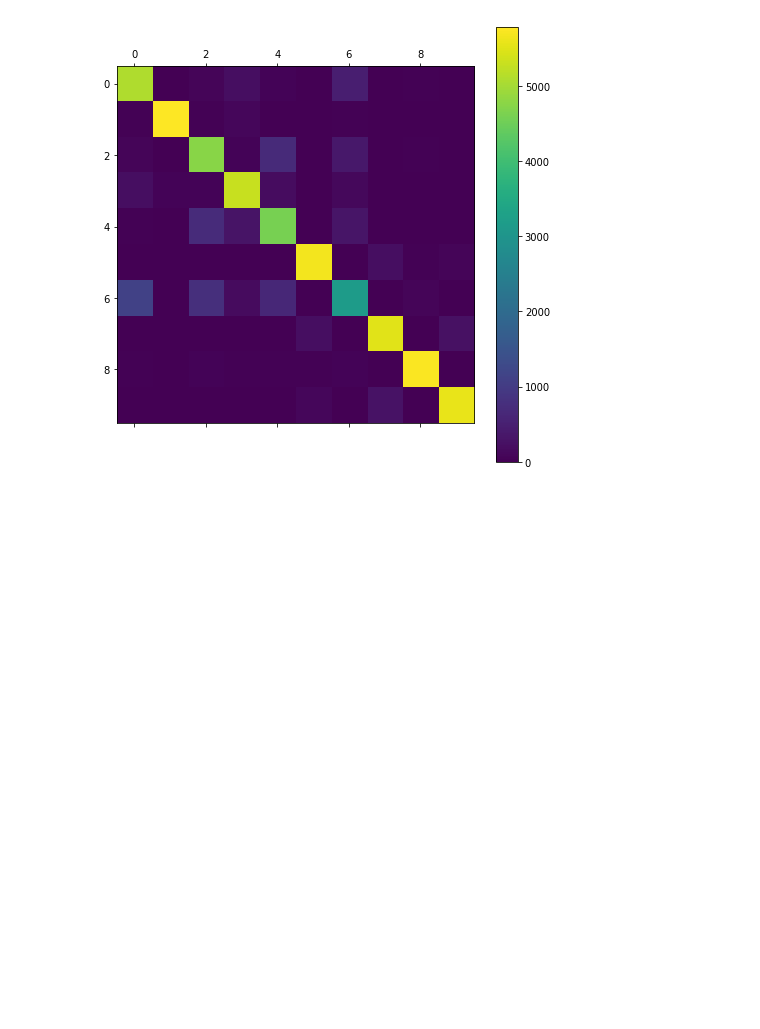
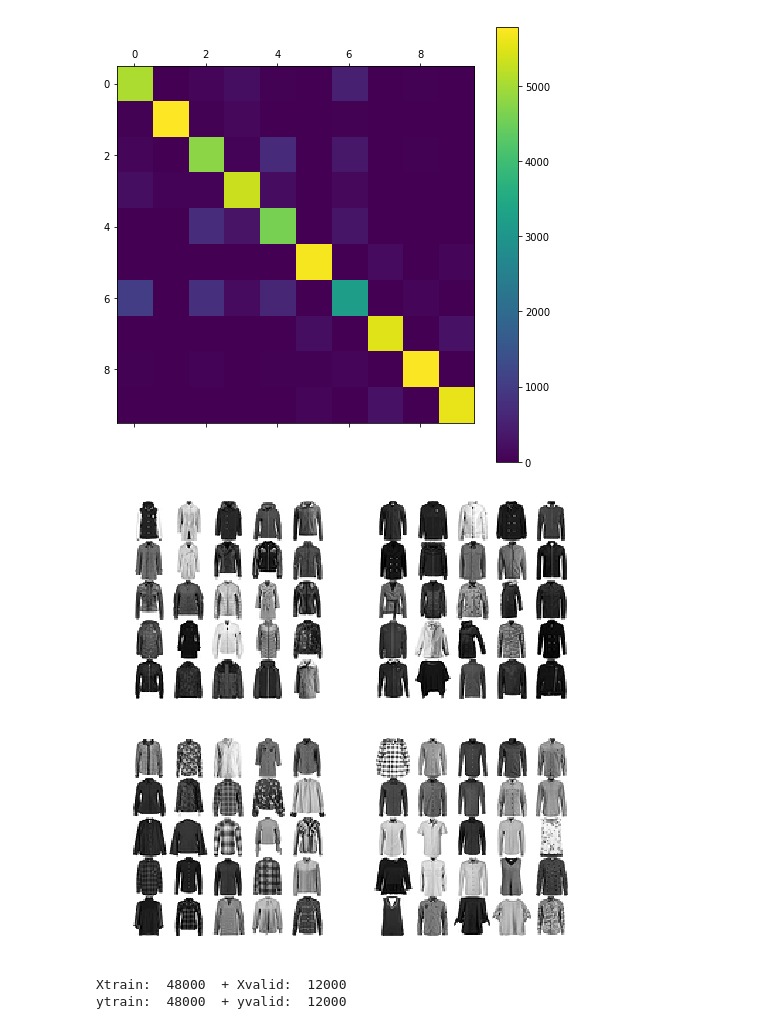
Before and after one commit to Celsuss/fashion-image-recognition, a Jupyter notebook: Fashion Image Recognition.ipynb, the cells around one changed output. Saved outputs shown, nothing was run; the diff lists cells and outputs as text; code cells hidden in the pictures; blank space fills up the shorter version.

```diff
--- a/Fashion Image Recognition.ipynb
+++ b/Fashion Image Recognition.ipynb
@@ -90,3 +88,12 @@ y_train = np.array(y_data)
+# %%
+''' Let's convert our data into numpy arrays '''
+import numpy as np
+
+X_train = np.array(X_data_train)
+y_train = np.array(y_data_train)
+
+X_test = np.array(X_data_test)
+y_test = np.array(y_data_test)
 # %%
 X_train
 # %% [output]
@@ -212,3 +221,26 @@ def plot_confusion_matrix(matrix):
 plot_confusion_matrix(conf_mx)
 # %% [output]
 [figure]
+# %%
+''' We see that our model has problems predicting 6(Shirt) and 4(Coat)
+    The two left blocks is images classified as coats and the two right blocks
+    is images classified as shirts.
+    The upper right block and lower left block is incorrectly classified images '''
+
+
+def Plot_Error_Analysis(cl_a, cl_b):
+    X_aa = X_train[(y_train == cl_a) & (y_train_pred == cl_a)]
+    X_ab = X_train[(y_train == cl_a) & (y_train_pred == cl_b)]
+    X_ba = X_train[(y_train == cl_b) & (y_train_pred == cl_a)]
+    X_bb = X_train[(y_train == cl_b) & (y_train_pred == cl_b)]
+
+    plt.figure(figsize=(8,8))
+    plt.subplot(221); plot_cloths(X_aa[:25], images_per_row=5)
+    plt.subplot(222); plot_cloths(X_ab[:25], images_per_row=5)
+    plt.subplot(223); plot_cloths(X_ba[:25], images_per_row=5)
+    plt.subplot(224); plot_cloths(X_bb[:25], images_per_row=5)
+    plt.show()
+
+Plot_Error_Analysis(4, 6)
+# %% [output]
+[figure, added]
@@ -214,0 +269,6 @@ plot_confusion_matrix(conf_mx)
+# %%
+print("Xtrain: ", int(len(X_train_f)), " + Xvalid: ", int(len(X_valid_f)))
+print("ytrain: ", int(len(y_train)), " + yvalid: ", int(len(y_valid)))
+# %% [output]
+Xtrain:  48000  + Xvalid:  12000
+ytrain:  48000  + yvalid:  12000
```
Also changed, not shown: parts of 36 cells of this notebook, 2 other files.
